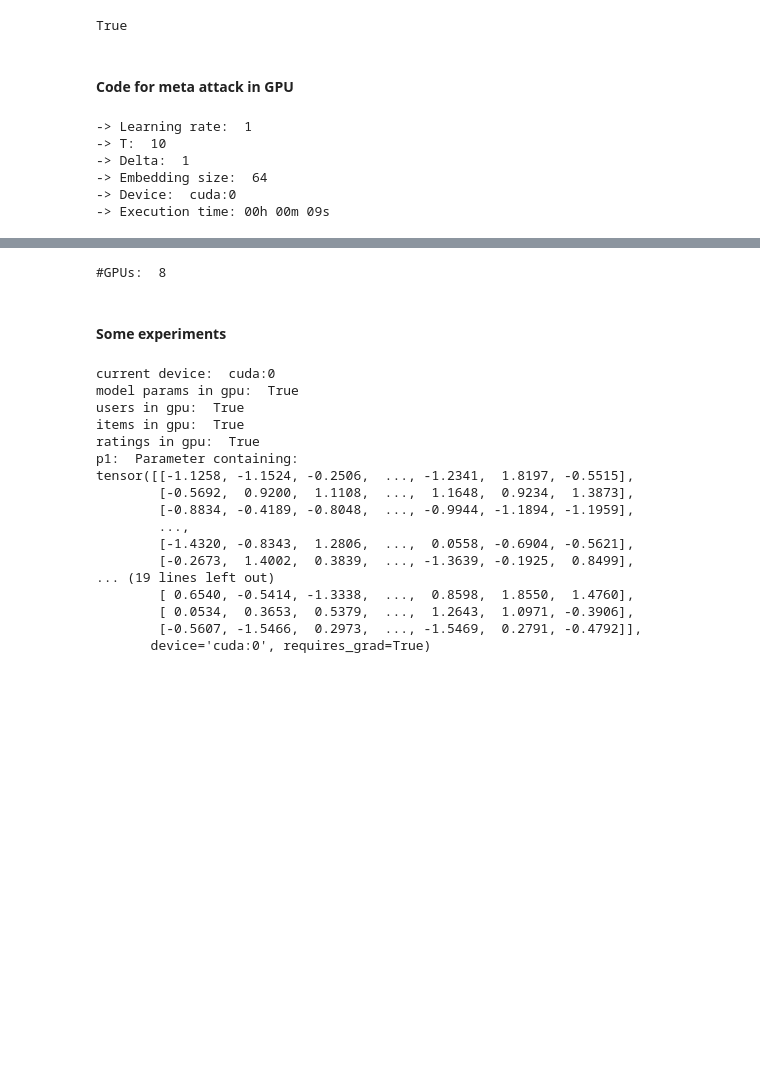
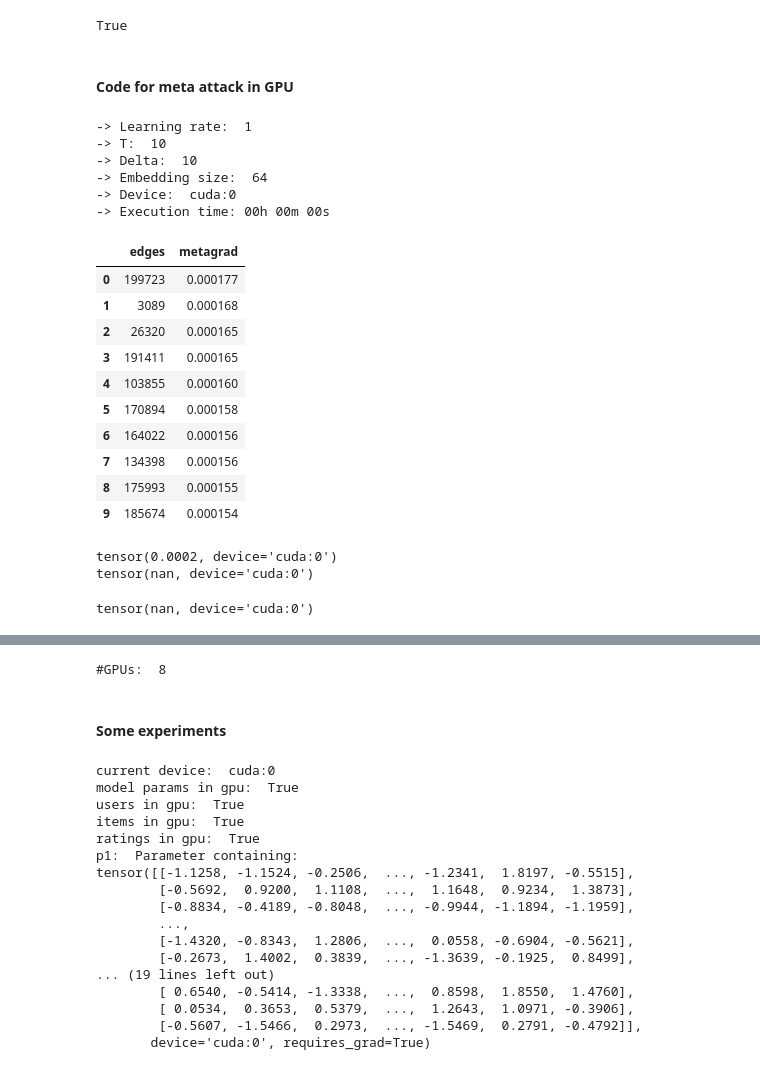
Before and after one commit to aravind-gk/RecSysAttack, a Jupyter notebook: meta.ipynb, the cells around one changed output, grey strips where cells are left out. Cells and saved outputs as stored; diff of their text form; code cells hidden in the pictures; blank space fills up the shorter version.

```diff
--- a/meta.ipynb
+++ b/meta.ipynb
@@ -182,8 +182,9 @@ else:
 # some hyperparams
 lr = 1
 T = 10
-Delta = 1
+Delta = 10
 n_factors = 64
+save_results = True
 
 # store loss results in this list and later convert to dataframe
 results = []
@@ -218,7 +219,7 @@ for delta in range(Delta):
     # for index in perturbations['edges']:
         # ratings[index] = 1
 
-    # makes code reproducible
+    # makes loss reproducible for each iteration in Delta
     torch.manual_seed(0)
 
     # reset model paramters
@@ -236,10 +237,11 @@ for delta in range(Delta):
         loss = loss_fn(y_hat, ratings)
         results.append([delta, i, loss.item()])
 
+        # compute inner parameter gradients
         p1_grad = torch.autograd.grad(loss, p1, create_graph=True)
         p2_grad = torch.autograd.grad(loss, p2, create_graph=True)
 
-        # compute inner parameter gradients
+        # update inner parameters
         with torch.no_grad():
             p1_new = p1 - lr * p1_grad[0]
             p2_new = p2 - lr * p2_grad[0]
@@ -249,37 +251,59 @@ for delta in range(Delta):
     # compute meta gradient
     meta_grad = torch.autograd.grad(loss, ratings)[0]
 
-    # select best edge to perturb
-    max_meta_grad = -math.inf
-    edge_to_add = -1
-    for i in range(n_samples):
-        if ratings[i] == 0: # search over only negative edges
-            if meta_grad[i] > max_meta_grad:
-                max_meta_grad = meta_grad[i]
-                edge_to_add = i
+    # select best edge and perform perturbation
+    with torch.no_grad():
+        mask = ratings.detach().int()
+        meta_grad[mask == 1] = 0
+        best_edge = meta_grad.argmax().item()
+        ratings[best_edge] = 1
 
-    perturbations['edges'].append(edge_to_add)
-    perturbations['metagrad'].append(max_meta_grad.item())
+        # keep track of perturbations
+        perturbations['edges'].append(best_edge)
+        perturbations['metagrad'].append(meta_grad[best_edge].item())
 
-    # perform one perturbation
-    with torch.no_grad():
-        ratings[edge_to_add] = 1
 
 # compute execution time
 exec_time = int(time.time() - start_time)
 exec_time = time.strftime("%Hh %Mm %Ss", time.gmtime(exec_time))
 print('-> Execution time: {}'.format(exec_time))
 
-# store results in CSV files
+# convert results to dataframes for visualisation
 results = pd.DataFrame(results, columns = ['perturbs', 'iters', 'loss'])
-# results.to_csv('results/losses_Delta={}_T={}_LR={}_Factors={}'.format(Delta, T, lr, n_factors))
+perturbations = pd.DataFrame(perturbations)
 
-perturbations = pd.DataFrame(perturbations)
-# perturbations.to_csv('results/perturbations_Delta={}_T={}_LR={}_Factors={}'.format(Delta, T, lr, n_factors))
+# save results in CSV format
+if save_results:
+    results.to_csv('results/losses_Delta={}_T={}_LR={}_Factors={}'.format(Delta, T, lr, n_factors))
+    perturbations.to_csv('results/perturbations_Delta={}_T={}_LR={}_Factors={}'.format(Delta, T, lr, n_factors))
 # %% [output]
 -> Learning rate:  1
 -> T:  10
--> Delta:  1
+-> Delta:  10
 -> Embedding size:  64
 -> Device:  cuda:0
--> Execution time: 00h 00m 09s
+-> Execution time: 00h 00m 00s
+# %%
+perturbations
+# %% [output]
+|  | edges | metagrad |
+| 0 | 199723 | 0.000177 |
+| 1 | 3089 | 0.000168 |
+| 2 | 26320 | 0.000165 |
+| 3 | 191411 | 0.000165 |
+| 4 | 103855 | 0.000160 |
+| 5 | 170894 | 0.000158 |
+| 6 | 164022 | 0.000156 |
+| 7 | 134398 | 0.000156 |
+| 8 | 175993 | 0.000155 |
+| 9 | 185674 | 0.000154 |
+# %%
+print(meta_grad.max())
+print(meta_grad_masked.max())
+# %% [output]
+tensor(0.0002, device='cuda:0')
+tensor(nan, device='cuda:0')
+# %%
+((1 - ratings).int() * meta_grad).max()
+# %% [output]
+tensor(nan, device='cuda:0')
```
Also changed, not shown: parts of 10 cells of this notebook, 4 other files.
